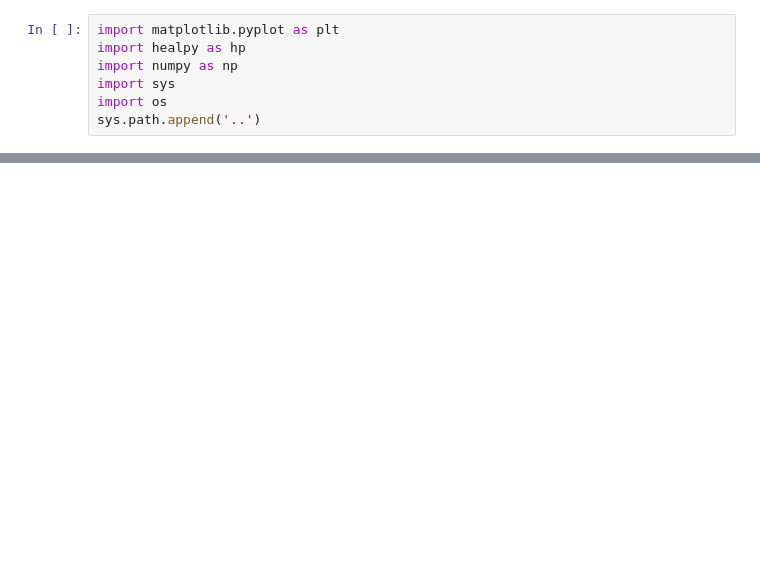
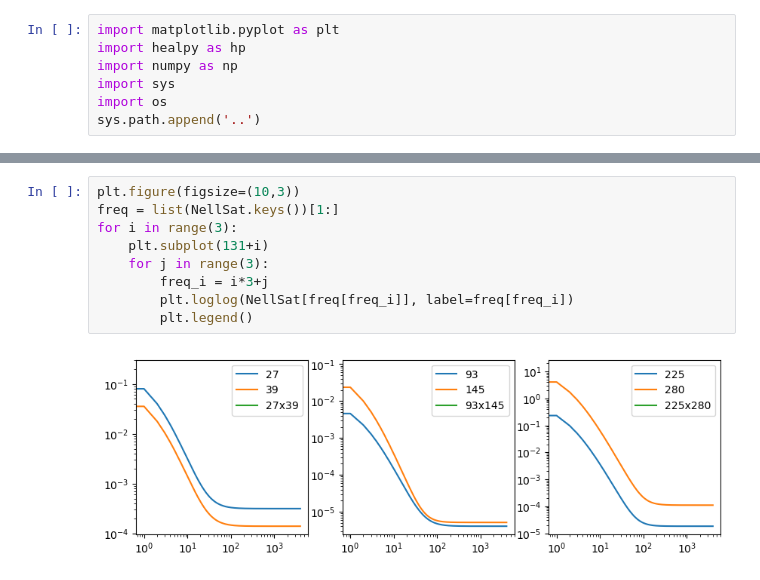
Before and after one commit to antolonappan/solat_cb, a Jupyter notebook: notebooks/so_noise.ipynb, the cells around one changed output, grey strips where cells are left out. Drawn from its saved outputs; the diff is of its cells as text; blank space fills up the shorter version.

```diff
--- a/notebooks/so_noise.ipynb
+++ b/notebooks/so_noise.ipynb
@@ -25,0 +32,11 @@ Noise(512,atm_noise=True,atm_corr=True).noiseQU(plot=True)
+# %%
+plt.figure(figsize=(10,3))
+freq = list(NellSat.keys())[1:]
+for i in range(3):
+    plt.subplot(131+i)
+    for j in range(3):
+        freq_i = i*3+j
+        plt.loglog(NellSat[freq[freq_i]], label=freq[freq_i])
+        plt.legend()
+# %% [output]
+[figure, added]
```
Also changed, not shown: parts of 9 cells of this notebook, 3 other files.
